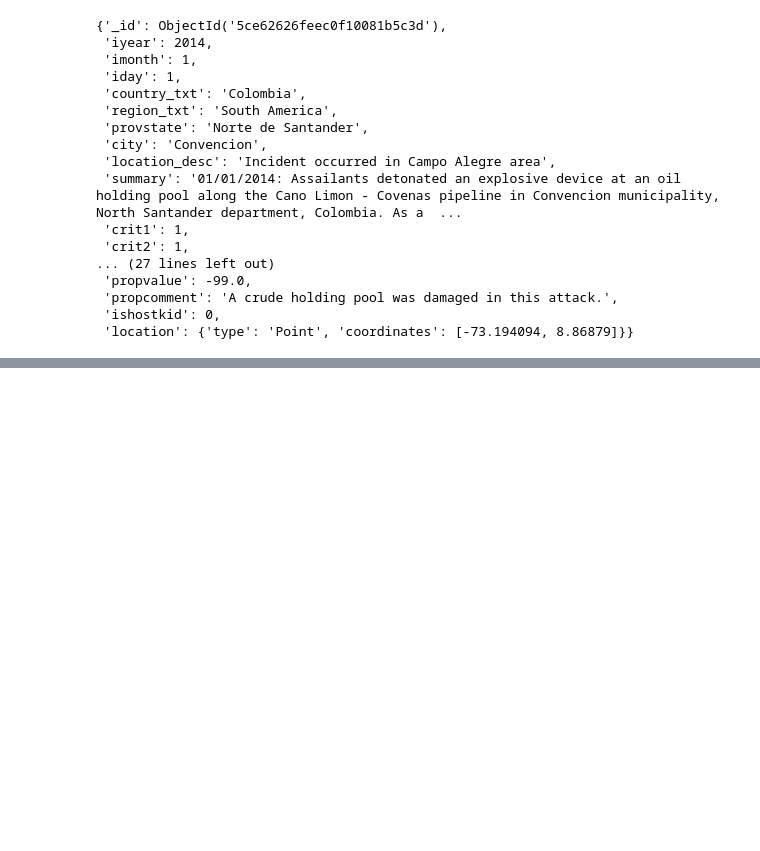
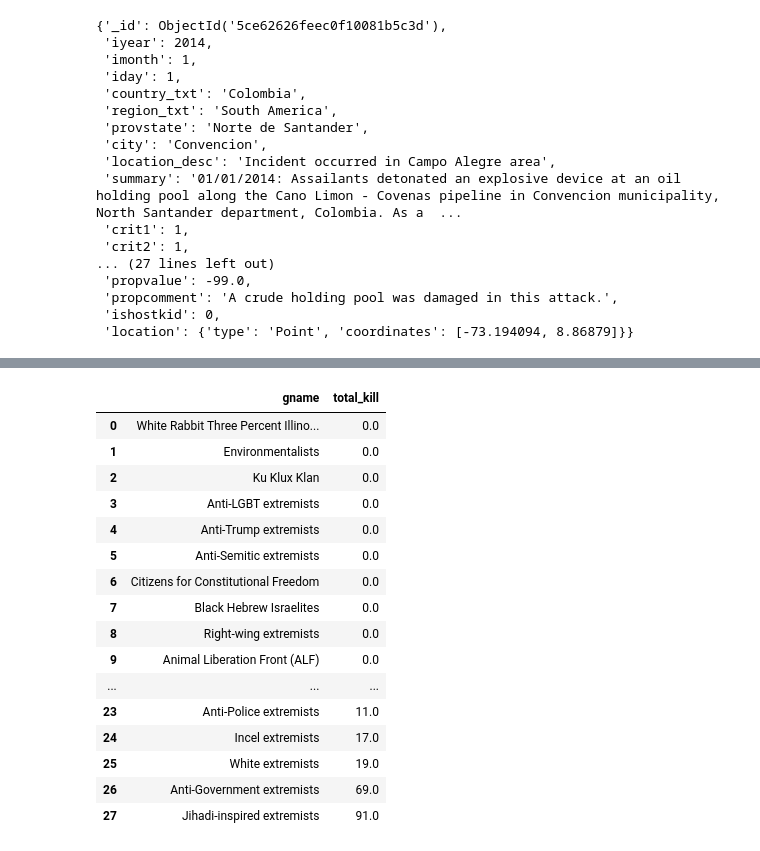
Before and after one commit to rnepal2/Database-MongoDB, a Jupyter notebook: mongoDB/mongo_geodata_query.ipynb, the cells around one changed output, grey strips where cells are left out. Cells and saved outputs as stored; diff of their text form; code cells hidden in the pictures; blank space fills up the shorter version.

```diff
--- a/mongoDB/mongo_geodata_query.ipynb
+++ b/mongoDB/mongo_geodata_query.ipynb
@@ -127,7 +134,8 @@ cursor = db.incidents.aggregate([
         }
 
     }, {
-        '$project': {'_id': 0, 'Date':  ["$iyear", "$imonth", "$iday"], 'gname': 1, 'country_txt': 1, 'location': 1}
+        '$project': {'_id': 0, 'Date': {'$concat': [{'$toString': "$iyear"}, "-", {'$toString': "$imonth"}, "-",
+                    {'$toString': "$iday"}]}, 'gname': 1, 'country_txt': 1, 'location': 1} # concat (string YMD)
     }
 ])
 # %%
@@ -178,0 +229,37 @@ db.incidents.find_one()
+# %%
+# total numbers of kills by groups
+cursor = db.incidents.aggregate([
+    {'$match': {'country_txt': 'United States'}},
+    {'$group': {'_id': '$gname', 'total_kill': {'$sum': "$nkill"}}},
+    {'$project': {'_id': 0, 'gname': '$_id', 'total_kill': 1}},
+    {'$sort': {'total_kill': 1}}
+])
+# %%
+i = 0
+groups = []
+kills = []
+for c in cursor:
+    groups.append(c['gname'])
+    kills.append(c['total_kill'])
+# %%
+# groups and total kill by them
+df = pd.DataFrame({'gname': groups, 'total_kill': kills})
+df
+# %% [output]
+|  | gname | total_kill |
+| 0 | White Rabbit Three Percent Illino... | 0.0 |
+| 1 | Environmentalists | 0.0 |
+| 2 | Ku Klux Klan | 0.0 |
+| 3 | Anti-LGBT extremists | 0.0 |
+| 4 | Anti-Trump extremists | 0.0 |
+| 5 | Anti-Semitic extremists | 0.0 |
+| 6 | Citizens for Constitutional Freedom | 0.0 |
+| 7 | Black Hebrew Israelites | 0.0 |
+| 8 | Right-wing extremists | 0.0 |
+| 9 | Animal Liberation Front (ALF) | 0.0 |
+| ... | ... | ... |
+| 23 | Anti-Police extremists | 11.0 |
+| 24 | Incel extremists | 17.0 |
+| 25 | White extremists | 19.0 |
+| 26 | Anti-Government extremists | 69.0 |
+| 27 | Jihadi-inspired extremists | 91.0 |
```
Also changed, not shown: parts of 8 cells of this notebook.
